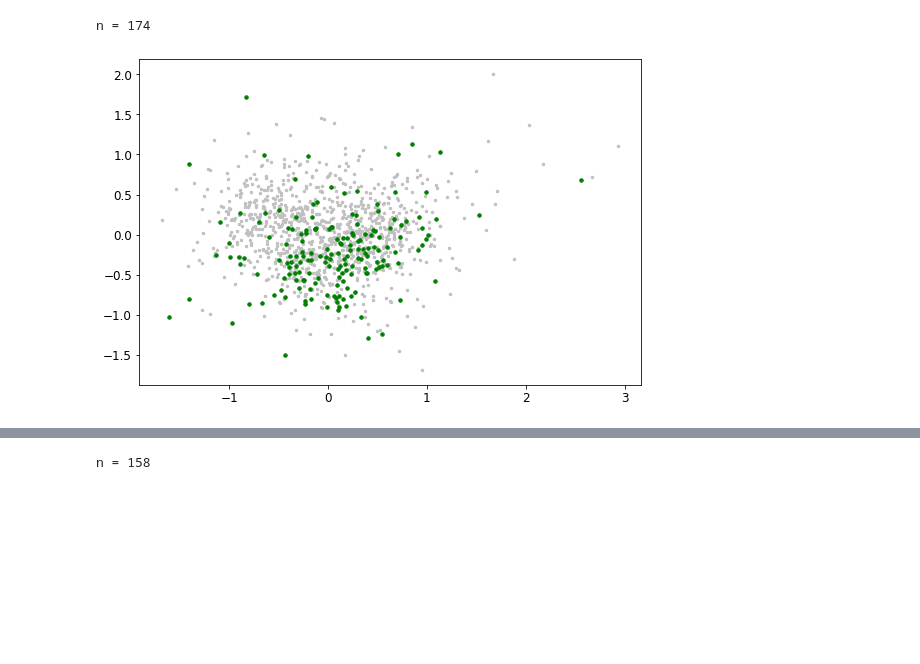
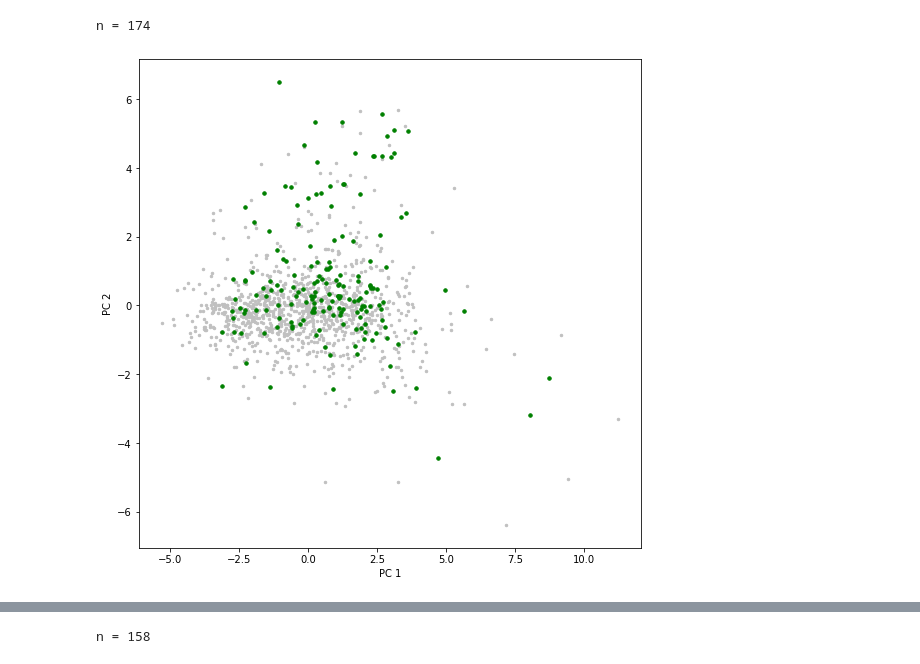
Before and after one commit to enmsilva/nest_drugcell, a Jupyter notebook: src/embedding_analysis.ipynb, the cells around one changed output, grey strips where cells are left out. Saved outputs shown, nothing was run; the diff lists cells and outputs as text; code cells hidden in the pictures; blank space fills up the shorter version.

Commit message:
gt embedding

```diff
--- a/src/embedding_analysis.ipynb
+++ b/src/embedding_analysis.ipynb
@@ -19,32 +20,32 @@ plt.rc('figure', titlesize=BIGGER_SIZE)  # fontsize of the figure title
 # %%
 #for each cell line, get PCs of the output of the final layer of the VNN and plot pc1 vs pc2
 
-cell_types = pd.read_csv('../data/ccle_maf.txt', sep='\t')
-cell_annot = pd.read_csv("../data/cell_line_annotations.txt", sep="\t")
-cell_annot_map = dict(zip(cell_annot.depMapID, cell_annot.CCLE_ID))
+cell_types_df = pd.read_csv('../data/ccle_maf.txt', sep='\t')
+cell_annot_df = pd.read_csv("../data/cell_line_annotations.txt", sep="\t")
+cell_annot_map = dict(zip(cell_annot_df.depMapID, cell_annot_df.CCLE_ID))
 cell_lines = set(pd.read_csv('../data/cell2ind.txt', sep='\t', header=None, names=['I', 'C'])['C'])
-test_file = pd.read_csv('../data/5_drugcell_test.txt', sep='\t', header=None, names=['C', 'D', 'AUC'])
-gt_hidden = pd.read_csv('../hidden/NEST.hidden', sep=' ', header=None, names=['N1', 'N2', 'N3', 'N4', 'N5', 'N6', 'N7', 'N8', 'N9', 'N10'])
-gt_embed = pd.concat([test_file, gt_hidden], axis=1).reindex(test_file.index)
-gt_embed = gt_embed.drop_duplicates(subset=['C', 'D'])
+test_file_df = pd.read_csv('../data/5_drugcell_test.txt', sep='\t', header=None, names=['C', 'D', 'AUC'])
+root_hidden_df = pd.read_csv('../hidden/NEST.hidden', sep=' ', header=None, names=['N1', 'N2', 'N3', 'N4', 'N5', 'N6', 'N7', 'N8', 'N9', 'N10'])
+root_hidden_df = pd.concat([test_file_df, root_hidden_df], axis=1).reindex(test_file_df.index)
+root_hidden_df = root_hidden_df.drop_duplicates(subset=['C', 'D'])
 # %%
 def get_mutated_cell_lines(mut_type_list):
     mut_cell_lines = set()
-    ct = cell_types[cell_types.Hugo_Symbol.isin(mut_type_list)]
+    ct = cell_types_df[cell_types_df.Hugo_Symbol.isin(mut_type_list)]
     for i,row in ct.iterrows():
         if row['Broad_ID'] in cell_annot_map and cell_annot_map[row['Broad_ID']] in cell_lines:
             mut_cell_lines.add(cell_annot_map[row['Broad_ID']])
     return mut_cell_lines
 # %%
-def get_embedding_plot(gt_embed_pca, mut_index):
+def get_embedding_plot(pcs, mut_index):
 
     pc1_color = []
     pc2_color = []
     pc1_grey = []
     pc2_grey = []
 
-    pc1 = gt_embed_pca[:,0]
-    pc2 = gt_embed_pca[:,1]
+    pc1 = pcs[:,0]
+    pc2 = pcs[:,1]
 
     for i, pc in enumerate(pc1):
         if i in mut_index:
@@ -58,10 +59,12 @@ def get_embedding_plot(gt_embed_pca, mut_index):
         else:
             pc2_grey.append(pc)
 
-    fig = plt.figure(figsize = (9, 6))
+    fig = plt.figure(figsize = (9, 9))
     ax = fig.add_subplot(111)
     ax.scatter(pc1_grey, pc2_grey, color = 'silver', s = 6)
     ax.scatter(pc1_color, pc2_color, color = 'green', s = 12)
+    ax.set_xlabel('PC 1')
+    ax.set_ylabel('PC 2')
     plt.show()
     return fig
 # %%
@@ -105,13 +102,25 @@ gt_embed_pca = pca.transform(gt_embed_mean)
+# %%
+
+root_hidden_cell_df = root_hidden_df.drop(['D', 'AUC'], 1)
+root_hidden_cell_df = root_hidden_cell_df.groupby(['C']).first().reset_index()
+hiddens = root_hidden_cell_df.drop('C', 1)
+
+pca = PCA()
+root_hidden_pcs = pca.fit_transform(scaled_hiddens)
+
+n = len(root_hidden_pcs[0])
+pc_df = pd.DataFrame(root_hidden_pcs[:, :n], index=root_hidden_cell_df.index)
+pc_df = pd.concat([root_hidden_cell_df['C'], pc_df], axis=1).reindex(root_hidden_cell_df.index)
 # %%
 mut_list = ['BRAF']
 braf_cell_lines = get_mutated_cell_lines(mut_list)
 
-mut_index = [i for i, cell in enumerate(list(gt_embed_cell['C'])) if cell in braf_cell_lines]
+mut_index = [i for i, cell in enumerate(list(root_hidden_cell_df['C'])) if cell in braf_cell_lines]
 print('n =', len(mut_index))
 
-fig = get_embedding_plot(gt_embed_pca, mut_index)
+fig = get_embedding_plot(root_hidden_pcs, mut_index)
 # %% [output]
 n = 174
-[figure, old version]
+[figure, new version]
 # %%
 drug = 'CN1C=NC2=C1C=C(C(=C2F)NC3=C(C=C(C=C3)Br)Cl)C(=O)NOCCO'
```
Also changed, not shown: parts of 6 cells of this notebook.
